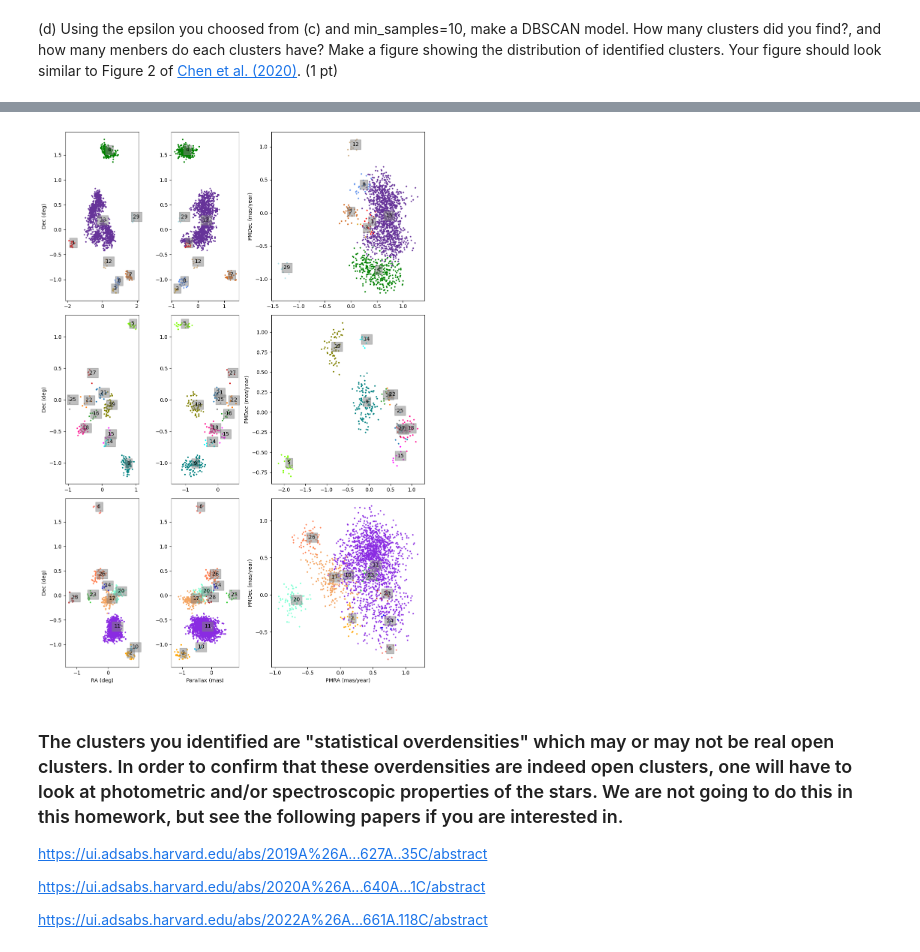
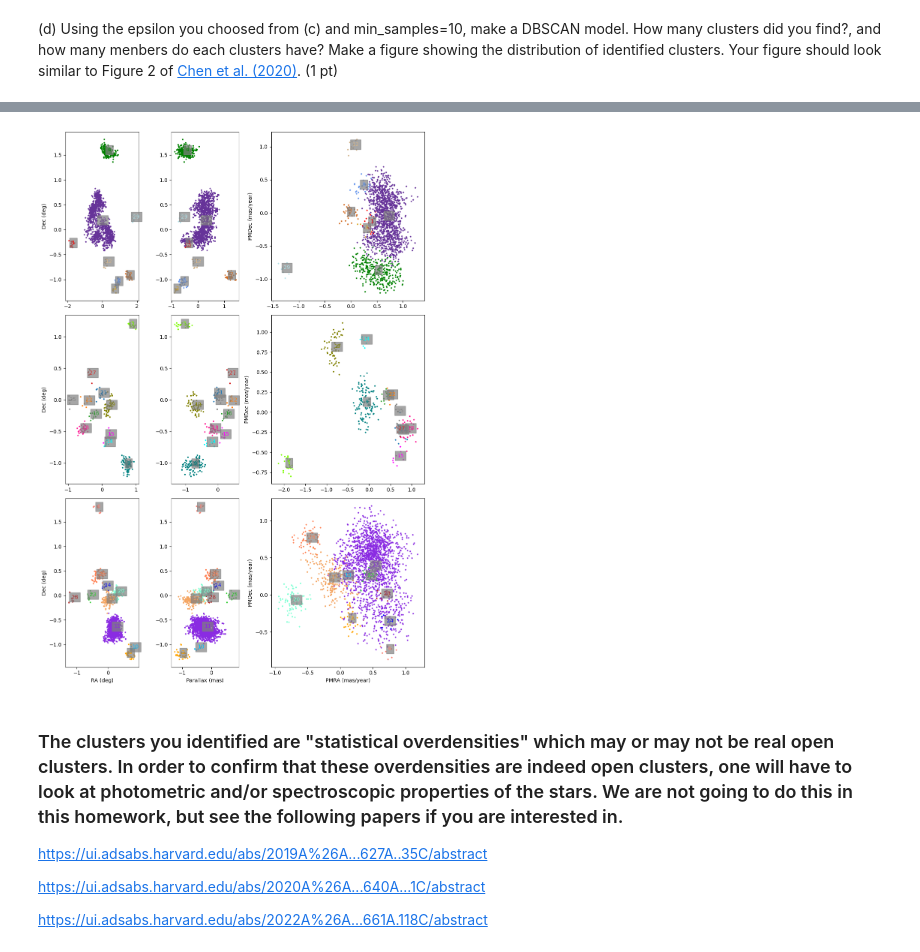
Before and after one commit to SpacialTree/machinelearning-homework, a Jupyter notebook: Homework/HW4/AST7939_homework4.ipynb, the cells around one changed output, grey strips where cells are left out. Saved outputs shown, nothing was run; the diff lists cells and outputs as text; code cells hidden in the pictures.

```diff
--- a/Homework/HW4/AST7939_homework4.ipynb
+++ b/Homework/HW4/AST7939_homework4.ipynb
@@ -165,6 +165,6 @@ The reasonable value of epislon should be the mean of the minimum 10th nearest n
 # %% [markdown]
 (d) Using the epsilon you choosed from (c) and min_samples=10, make a DBSCAN model. How many clusters did you find?, and how many menbers do each clusters have? Make a figure showing the distribution of identified clusters. Your figure should look similar to Figure 2 of [Chen et al. (2020)](https://ui.adsabs.harvard.edu/abs/2020A%26A...643A.114C/abstract). (1 pt)
 # %%
-model = DBSCAN(eps=eps, min_samples=10)
+model = DBSCAN(eps=0.188, min_samples=10)
 model.fit(X_scaled)
 # %% [output]
@@ -171,0 +172,8 @@ DBSCAN(eps=0.1876329249836128, min_samples=10)
+# %%
+nich = []
+
+for l in model.labels_:
+    if l not in nich:
+        nich.append(l)
+
+nich
@@ -191,6 +215,4 @@ NameError: name 'nich' is not defined
 # %%
-#plt.scatter(model.components_[:, 0], model.components_[:, 1], 5, marker='*')
-
 fig = plt.figure(figsize=(10.5, 15))
 
 gs = gridspec.GridSpec(3, 3, width_ratios=[1.2, 1.1, 2.5])
@@ -220,46 +242,46 @@ for n in nich:
     avg_pmdec = np.mean(clumps[:, 4])
 
     if n in lis_1:
         axes[0].scatter(clumps[:, 0], clumps[:, 1], marker="*", s=5, color=colors[n])
-        t1 = axes[0].text(avg_ra, avg_dec, str(n+1), color='k')
+        t1 = axes[0].text(avg_ra, avg_dec, str(n+1), color=colors[n])
         axes[1].scatter(clumps[:, 2], clumps[:, 1], marker="*", s=5, color=colors[n])
-        t2 = axes[1].text(avg_parallax, avg_dec, str(n+1), color='k')
+        t2 = axes[1].text(avg_parallax, avg_dec, str(n+1), color=colors[n])
         axes[2].scatter(clumps[:, 3], clumps[:, 4], marker="*", s=5, color=colors[n])
-        t3 = axes[2].text(avg_pmra, avg_pmdec, str(n+1), color='k')
+        t3 = axes[2].text(avg_pmra, avg_pmdec, str(n+1), color=colors[n])
     elif n in lis_2:
         axes[3].scatter(clumps[:, 0], clumps[:, 1], marker="*", s=5, color=colors[n])
-        t1 = axes[3].text(avg_ra, avg_dec, str(n+1), color='k')
+        t1 = axes[3].text(avg_ra, avg_dec, str(n+1), color=colors[n])
         axes[4].scatter(clumps[:, 2], clumps[:, 1], marker="*", s=5, color=colors[n])
-        t2 = axes[4].text(avg_parallax, avg_dec, str(n+1), color='k')
+        t2 = axes[4].text(avg_parallax, avg_dec, str(n+1), color=colors[n])
         axes[5].scatter(clumps[:, 3], clumps[:, 4], marker="*", s=5, color=colors[n])
-        t3 = axes[5].text(avg_pmra, avg_pmdec, str(n+1), color='k')
+        t3 = axes[5].text(avg_pmra, avg_pmdec, str(n+1), color=colors[n])
     elif n in lis_3:
         axes[6].scatter(clumps[:, 0], clumps[:, 1], marker="*", s=5, color=colors[n])
-        t1 = axes[6].text(avg_ra, avg_dec, str(n+1), color='k')
+        t1 = axes[6].text(avg_ra, avg_dec, str(n+1), color=colors[n])
         axes[7].scatter(clumps[:, 2], clumps[:, 1], marker="*", s=5, color=colors[n])
-        t2 = axes[7].text(avg_parallax, avg_dec, str(n+1), color='k')
+        t2 = axes[7].text(avg_parallax, avg_dec, str(n+1), color=colors[n])
         axes[8].scatter(clumps[:, 3], clumps[:, 4], marker="*", s=5, color=colors[n])
-        t3 = axes[8].text(avg_pmra, avg_pmdec, str(n+1), color='k')
+        t3 = axes[8].text(avg_pmra, avg_pmdec, str(n+1), color=colors[n])
     if n > -1:
-        t1.set_bbox(dict(facecolor='grey', alpha=0.5, edgecolor='grey'))
-        t2.set_bbox(dict(facecolor='grey', alpha=0.5, edgecolor='grey'))
-        t3.set_bbox(dict(facecolor='grey', alpha=0.5, edgecolor='grey'))
+        t1.set_bbox(dict(facecolor='grey', alpha=0.7, edgecolor='grey'))
+        t2.set_bbox(dict(facecolor='grey', alpha=0.7, edgecolor='grey'))
+        t3.set_bbox(dict(facecolor='grey', alpha=0.7, edgecolor='grey'))
 
 axes[6].set_xlabel('RA (deg)')
 axes[7].set_xlabel('Parallax (mas)')
 axes[8].set_xlabel('PMRA (mas/year)')
 
 axes[0].set_ylabel('Dec (deg)')
 axes[3].set_ylabel('Dec (deg)')
 axes[6].set_ylabel('Dec (deg)')
 
 axes[2].set_ylabel('PMDec (mas/year)')
 axes[5].set_ylabel('PMDec (mas/year)')
 axes[8].set_ylabel('PMDec (mas/year)')
 
 fig.tight_layout()
 # %% [output]
-[figure, old version]
+[figure, new version]
 # %% [markdown]
 ### The clusters you identified are "statistical overdensities" which may or may not be real open clusters. In order to confirm that these overdensities are indeed open clusters, one will have to look at photometric and/or spectroscopic properties of the stars. We are not going to do this in this homework, but see the following papers if you are interested in.
 
```
Also changed, not shown: parts of 22 cells of this notebook.
